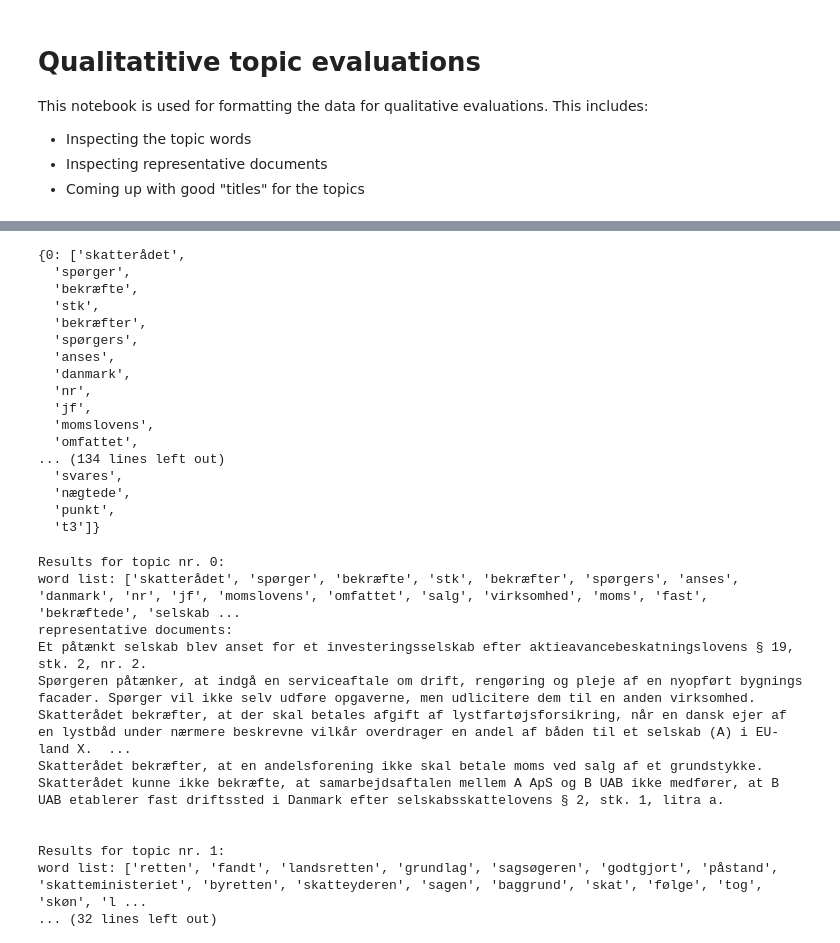
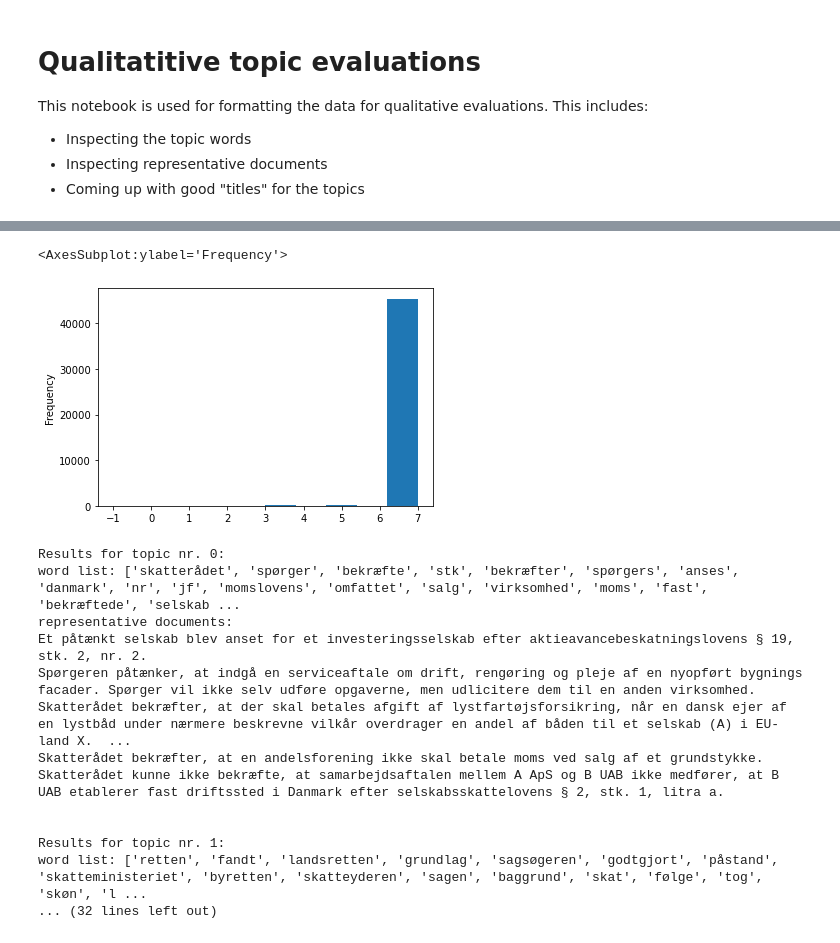
Before and after one commit to Rysias/TransTopicXAI, a Jupyter notebook: src/QualitativeEvaluations.ipynb, the cells around one changed output, grey strips where cells are left out. Cells and saved outputs as stored; diff of their text form; code cells hidden in the pictures.

```diff
--- a/src/QualitativeEvaluations.ipynb
+++ b/src/QualitativeEvaluations.ipynb
@@ -37,23 +21,16 @@ doc_topics
-# %%
-topic_dict
-# %% [output]
-{0: ['skatterådet',
-  'spørger',
-  'bekræfte',
-  'stk',
-  'bekræfter',
-  'spørgers',
-  'anses',
-  'danmark',
-  'nr',
-  'jf',
-  'momslovens',
-  'omfattet',
-... (134 lines left out)
-  'svares',
-  'nægtede',
-  'punkt',
-  't3']}
+# %%
+DATA_DIR = Path("../data")
+MODEL_DIR = Path("../models")
+
+models = list(MODEL_DIR.glob("*topic_model*"))
+model_path = models[0]
+model_name = get_model_name(model_path)
+doc_topics = pd.read_csv(DATA_DIR / f"{model_name}_doc_topics.csv")
+# %%
+doc_topics["topic"].plot.hist()
+# %% [output]
+<AxesSubplot:ylabel='Frequency'>
+[figure, added]
 # %%
 for topic_key in topic_dict.keys():
     doc_subset = doc_topics.loc[doc_topics["topic"] == topic_key]
```
Also changed, not shown: parts of 3 cells of this notebook, 1 other file.
